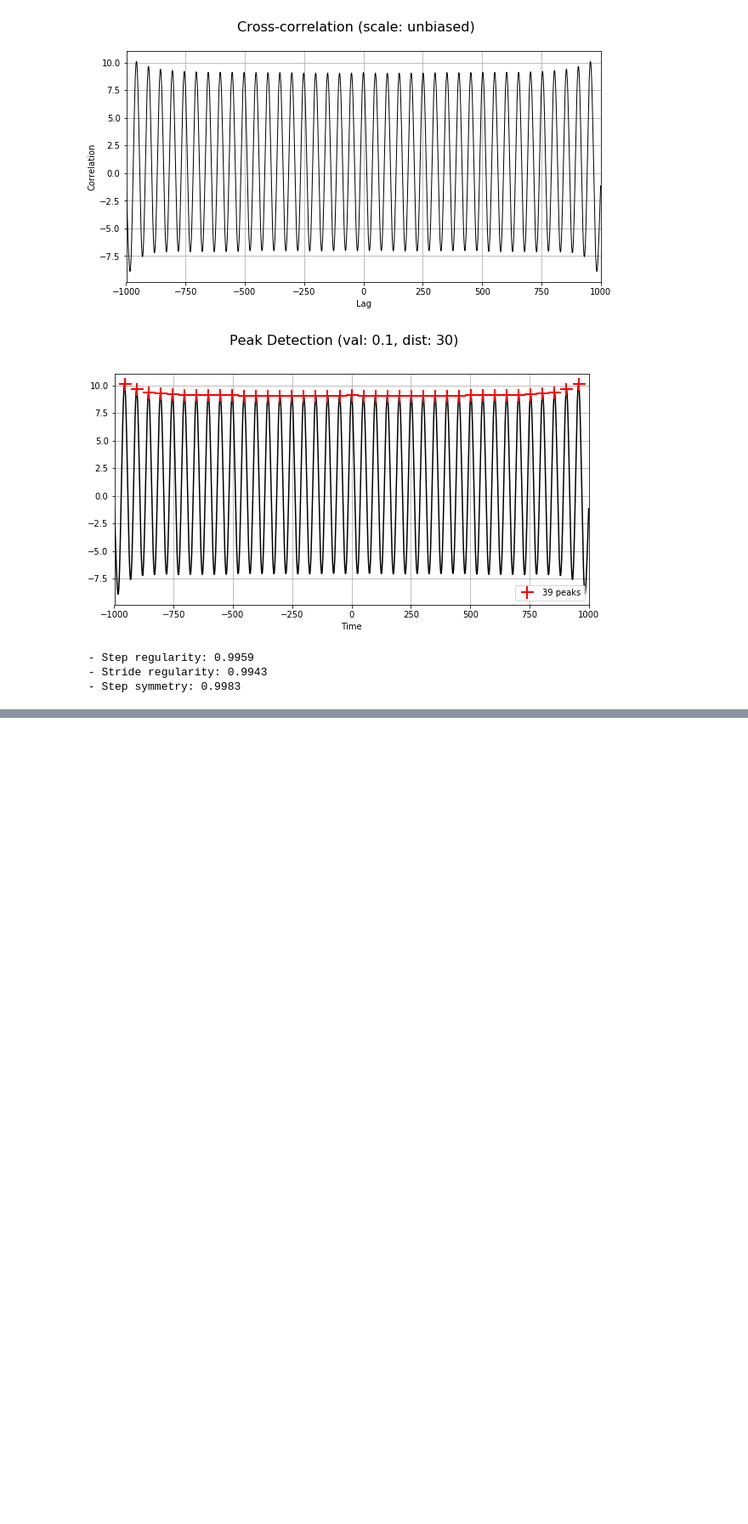
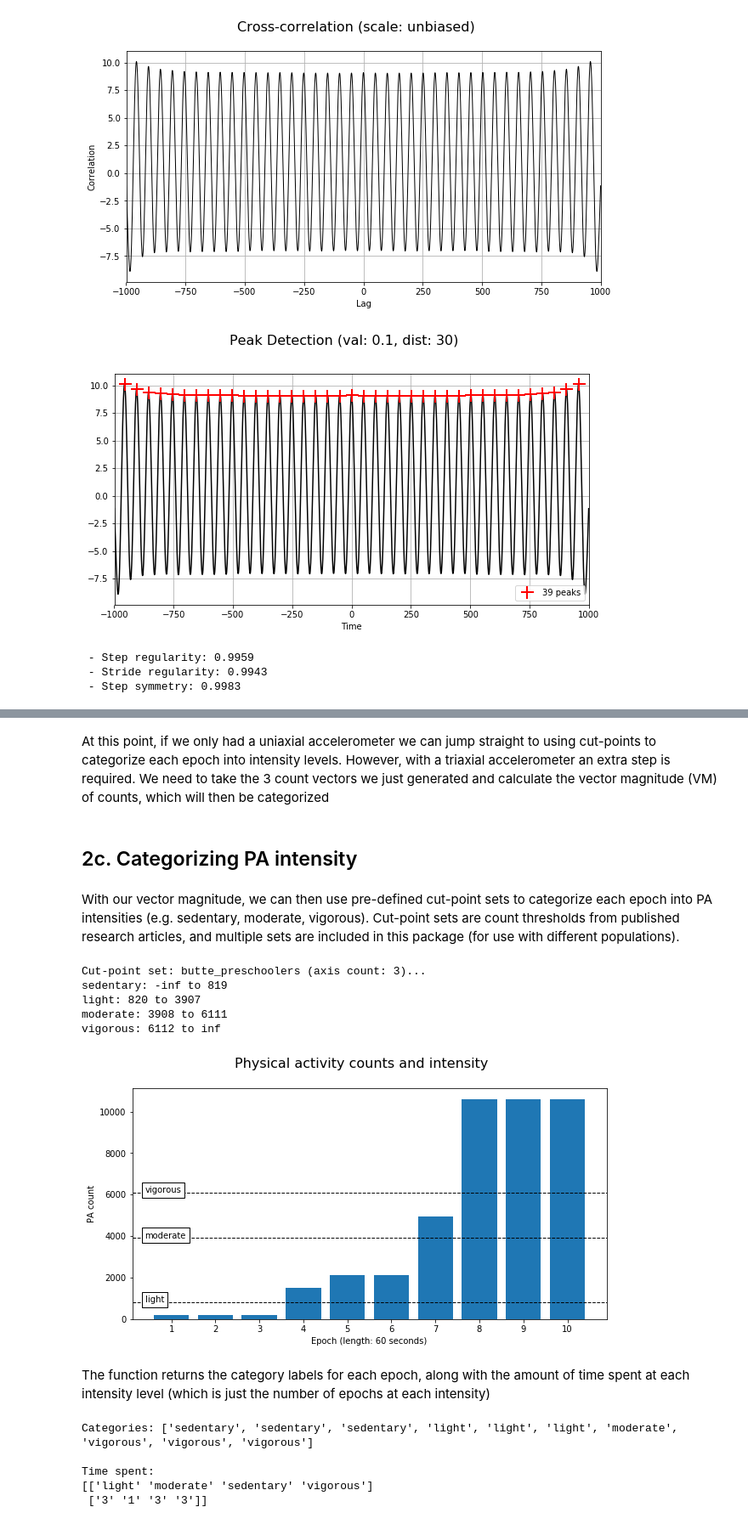
Before and after one commit to sho-87/sensormotion, a Jupyter notebook: tutorial.ipynb, the cells around one changed output, grey strips where cells are left out. Shown at 85% size. Saved outputs shown, nothing was run; the diff lists cells and outputs as text; code cells hidden in the pictures; blank space fills up the shorter version.

```diff
--- a/tutorial.ipynb
+++ b/tutorial.ipynb
@@ -145,0 +192,29 @@ print(' - Step symmetry: {:.4f}'.format(step_sym))
+# %% [markdown]
+At this point, if we only had a uniaxial accelerometer we can jump straight to using cut-points to categorize each epoch into intensity levels. However, with a triaxial accelerometer an extra step is required. We need to take the 3 count vectors we just generated and calculate the vector magnitude (VM) of counts, which will then be categorized
+# %%
+vm = sm.signal.vector_magnitude(x_counts, y_counts, z_counts)
+# %% [markdown]
+## 2c. Categorizing PA intensity
+# %% [markdown]
+With our vector magnitude, we can then use pre-defined cut-point sets to categorize each epoch into PA intensities (e.g. sedentary, moderate, vigorous). Cut-point sets are count thresholds from published research articles, and multiple sets are included in this package (for use with different populations).
+# %%
+categories, time_spent = sm.pa.cut_points(vm, set_name='butte_preschoolers', n_axis=3, plot=True)
+# %% [output]
+Cut-point set: butte_preschoolers (axis count: 3)...
+sedentary: -inf to 819
+light: 820 to 3907
+moderate: 3908 to 6111
+vigorous: 6112 to inf
+[figure, added]
+# %% [markdown]
+The function returns the category labels for each epoch, along with the amount of time spent at each intensity level (which is just the number of epochs at each intensity)
+# %%
+print('Categories: {}\n'.format(categories))
+print('Time spent:')
+print(time_spent)
+# %% [output]
+Categories: ['sedentary', 'sedentary', 'sedentary', 'light', 'light', 'light', 'moderate', 'vigorous', 'vigorous', 'vigorous']
+
+Time spent:
+[['light' 'moderate' 'sedentary' 'vigorous']
+ ['3' '1' '3' '3']]
```
Also changed, not shown: parts of 10 cells of this notebook, 1 other file.
